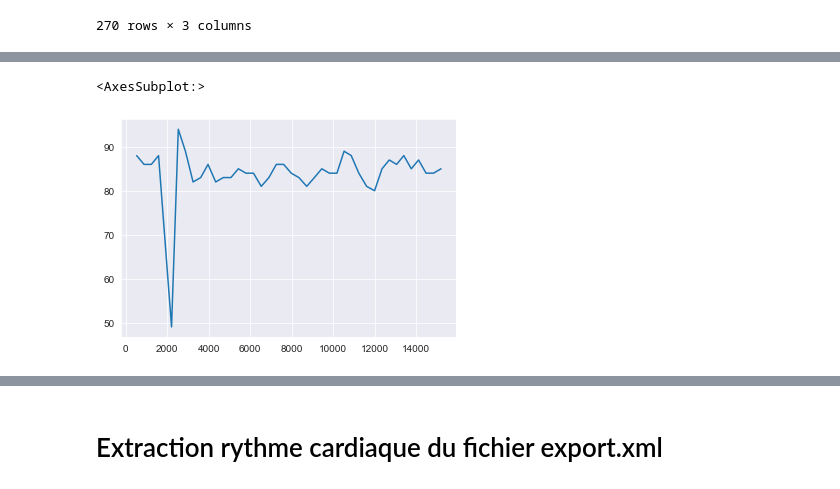
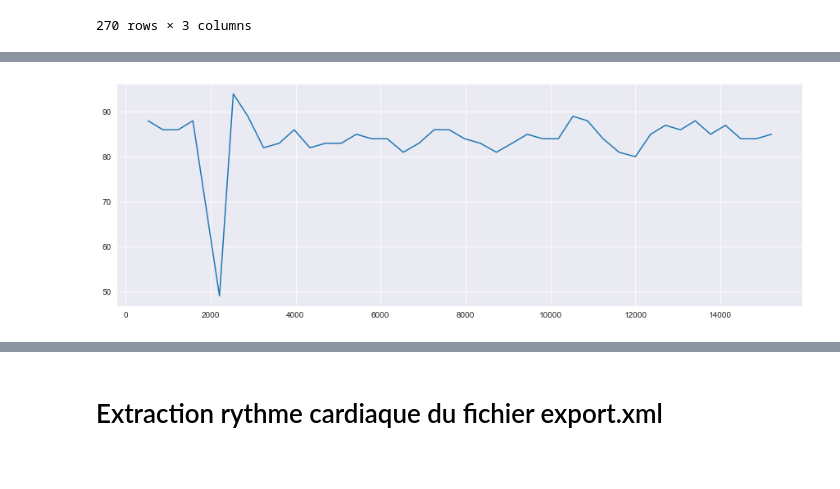
Before and after one commit to pbellot/Physio, a Jupyter notebook: explorationECG.ipynb, the cells around one changed output, grey strips where cells are left out. Drawn from its saved outputs; the diff is of its cells as text; code cells hidden in the pictures.

```diff
--- a/explorationECG.ipynb
+++ b/explorationECG.ipynb
@@ -34,6 +32,7 @@ ecg.head()
 #ecg2 = ecg2.assign(heart_Rate=np.nan)
 # %%
 ecg['Heart Rate'] = [np.nan for i in range(len(ecg))]
+ecg['Heart Rate ECG'] = np.nan # calculé à partir des pics de l'ECG
 # %%
 ecg.head()
 # %% [output]
@@ -109,6 +108,7 @@ ecg.query('dérivation>500')
 | 15200 | 578 | 596.0 | NaN |
 270 rows × 3 columns
 # %%
+#calcul du rythme à partir de l'ECG -> résultat dans colonne 3
 limite = 3*ecg.dérivation.std()
 n = 0
 n_prec = 0
@@ -126,7 +126,7 @@ while n < len(ecg):
         if n_prec > 0:
             rate = int(60/((n-n_prec)*periode))
             print (f"rythme = {rate} pour une différence de {n-n_prec}")
-            ecg.iloc[n,2] = rate
+            ecg.iloc[n,3] = rate
         else:
             print ('')
         n_prec = n
@@ -186,5 +170,4 @@ ecg.query('`Heart Rate`.notnull()')
 # %%
-ecg.query('`Heart Rate`.notnull()')['Heart Rate'].plot()
+ax = ecg.query('`Heart Rate ECG`.notnull()')['Heart Rate ECG'].plot(figsize=(15,5))
 # %% [output]
-<AxesSubplot:>
-[figure, old version]
+[figure, new version]
```
Also changed, not shown: parts of 7 cells of this notebook.
